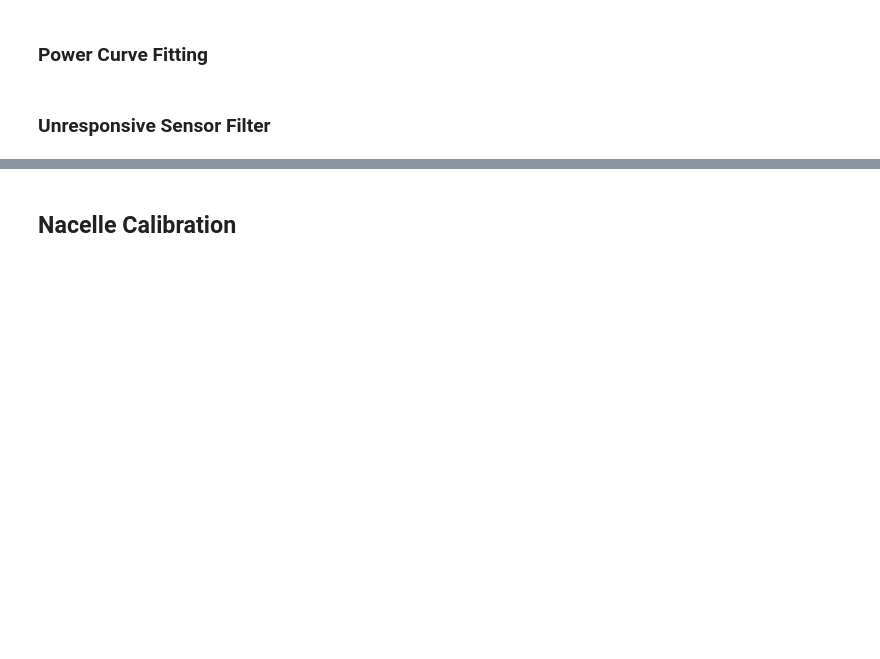
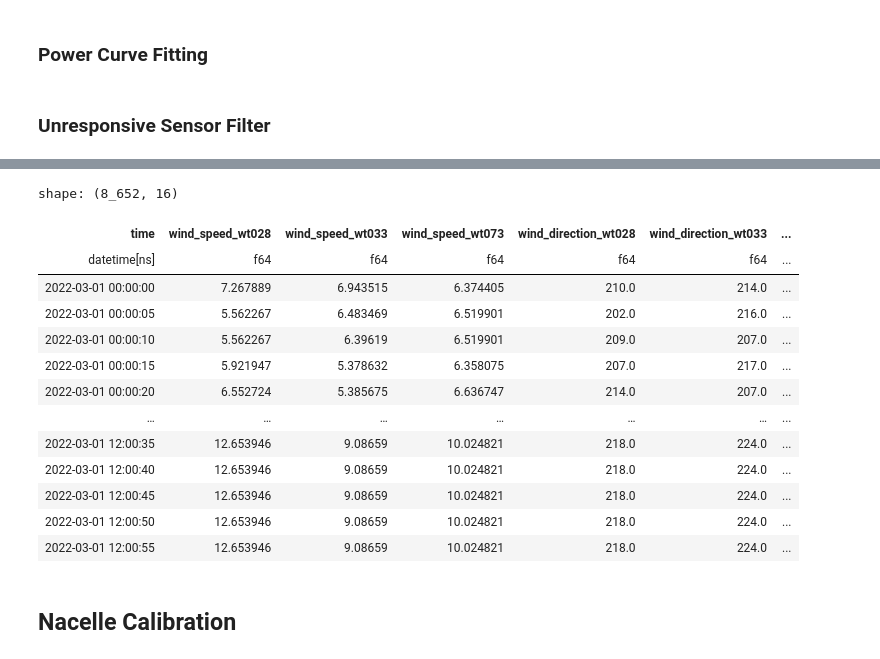
Before and after one commit to achenry/wind-forecasting, a Jupyter notebook: wind_forecasting/preprocessing/preprocessing_main.ipynb, the cells around one changed output, grey strips where cells are left out. Saved outputs shown, nothing was run; the diff lists cells and outputs as text; code cells hidden in the pictures; blank space fills up the shorter version.

```diff
--- a/wind_forecasting/preprocessing/preprocessing_main.ipynb
+++ b/wind_forecasting/preprocessing/preprocessing_main.ipynb
@@ -777 +897,18 @@ del unpivot_df
+# %%
+df_query[0].collect()
+# %% [output]
+shape: (8_652, 16)
+| time | wind_speed_wt028 | wind_speed_wt033 | wind_speed_wt073 | wind_direction_wt028 | wind_direction_wt033 | ... |
+| datetime[ns] | f64 | f64 | f64 | f64 | f64 | ... |
+| 2022-03-01 00:00:00 | 7.267889 | 6.943515 | 6.374405 | 210.0 | 214.0 | ... |
+| 2022-03-01 00:00:05 | 5.562267 | 6.483469 | 6.519901 | 202.0 | 216.0 | ... |
+| 2022-03-01 00:00:10 | 5.562267 | 6.39619 | 6.519901 | 209.0 | 207.0 | ... |
+| 2022-03-01 00:00:15 | 5.921947 | 5.378632 | 6.358075 | 207.0 | 217.0 | ... |
+| 2022-03-01 00:00:20 | 6.552724 | 5.385675 | 6.636747 | 214.0 | 207.0 | ... |
+| … | … | … | … | … | … | ... |
+| 2022-03-01 12:00:35 | 12.653946 | 9.08659 | 10.024821 | 218.0 | 224.0 | ... |
+| 2022-03-01 12:00:40 | 12.653946 | 9.08659 | 10.024821 | 218.0 | 224.0 | ... |
+| 2022-03-01 12:00:45 | 12.653946 | 9.08659 | 10.024821 | 218.0 | 224.0 | ... |
+| 2022-03-01 12:00:50 | 12.653946 | 9.08659 | 10.024821 | 218.0 | 224.0 | ... |
+| 2022-03-01 12:00:55 | 12.653946 | 9.08659 | 10.024821 | 218.0 | 224.0 | ... |
 # %%
```
Also changed, not shown: parts of 21 cells of this notebook, 1 other file.
